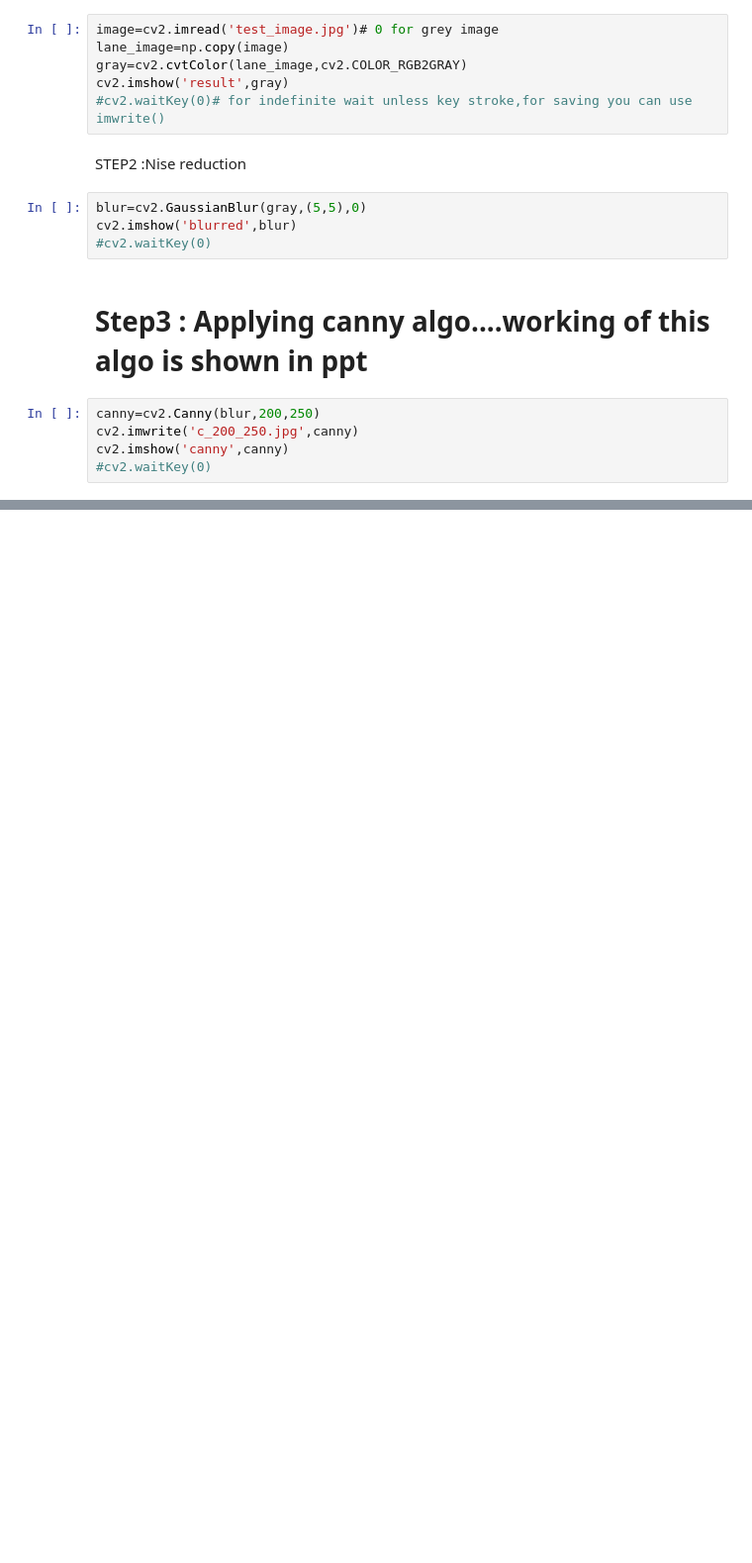
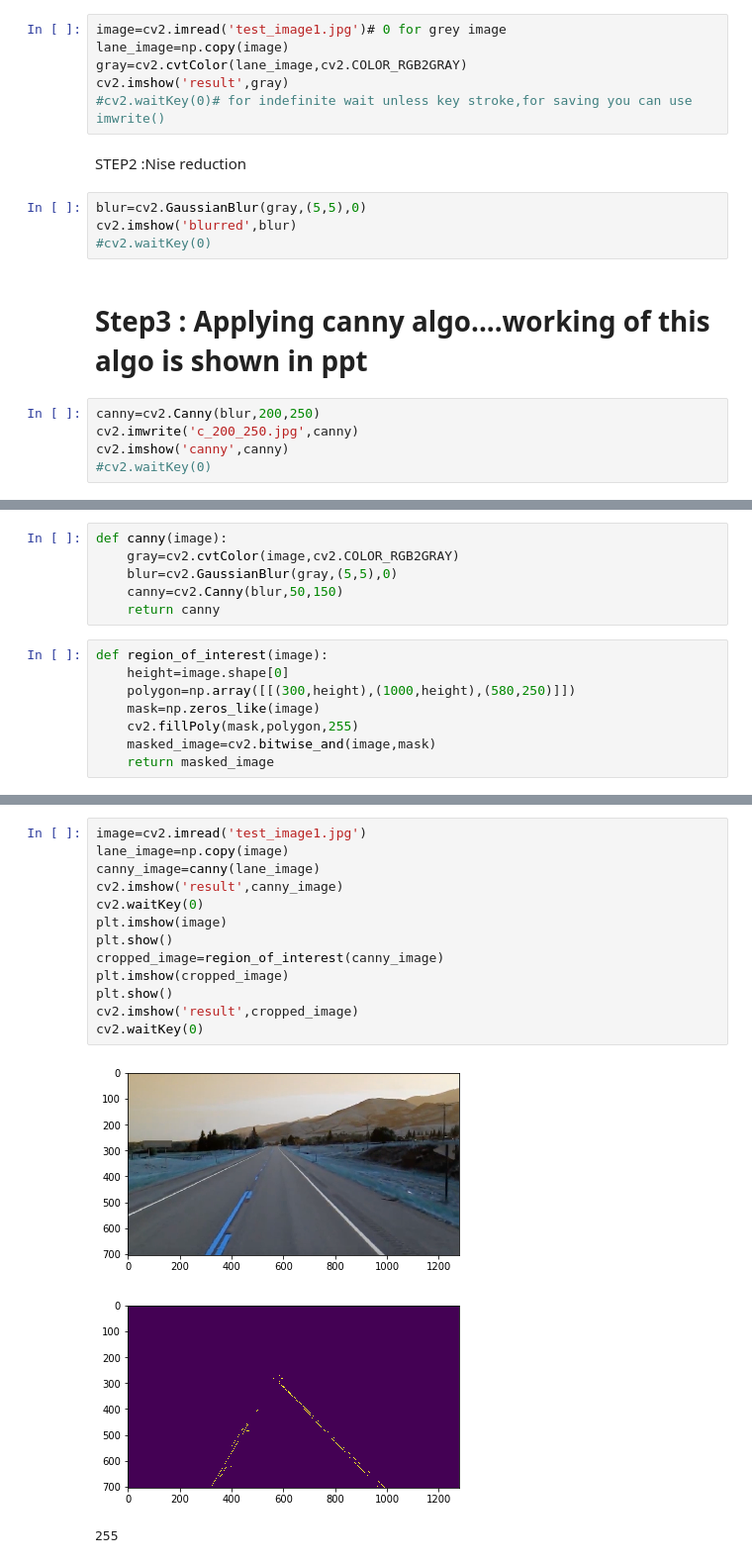
Before and after one commit to sauravchugh/Minor-Project, a Jupyter notebook: minor_project/lanes.ipynb, the cells around one changed output, grey strips where cells are left out. Shown: that part at 99% size. Cells and saved outputs as stored; diff of their text form; blank space fills up the shorter version.

```diff
--- a/minor_project/lanes.ipynb
+++ b/minor_project/lanes.ipynb
@@ -8,7 +9,7 @@ to follow the following step:
     called 3 channel on the other hand grey image is one channel containing ony one color with
     varying intensity from 0-255
 # %%
-image=cv2.imread('test_image.jpg')# 0 for grey image
+image=cv2.imread('test_image1.jpg')# 0 for grey image
 lane_image=np.copy(image)
 gray=cv2.cvtColor(lane_image,cv2.COLOR_RGB2GRAY)
 cv2.imshow('result',gray)
@@ -28,0 +32,14 @@ cv2.imshow('canny',canny)
+# %%
+def canny(image):
+    gray=cv2.cvtColor(image,cv2.COLOR_RGB2GRAY)
+    blur=cv2.GaussianBlur(gray,(5,5),0)
+    canny=cv2.Canny(blur,50,150)
+    return canny
+# %%
+def region_of_interest(image):
+    height=image.shape[0]
+    polygon=np.array([[(300,height),(1000,height),(580,250)]])
+    mask=np.zeros_like(image)
+    cv2.fillPoly(mask,polygon,255)
+    masked_image=cv2.bitwise_and(image,mask)
+    return masked_image
@@ -28,0 +80,17 @@ cv2.imshow('canny',canny)
+# %%
+image=cv2.imread('test_image1.jpg')
+lane_image=np.copy(image)
+canny_image=canny(lane_image)
+cv2.imshow('result',canny_image)
+cv2.waitKey(0)
+plt.imshow(image)
+plt.show()
+cropped_image=region_of_interest(canny_image)
+plt.imshow(cropped_image)
+plt.show()
+cv2.imshow('result',cropped_image)
+cv2.waitKey(0)
+# %% [output]
+[figure, added]
+[figure, added]
+255
```
Also changed, not shown: parts of 11 cells of this notebook, 1 other file.
